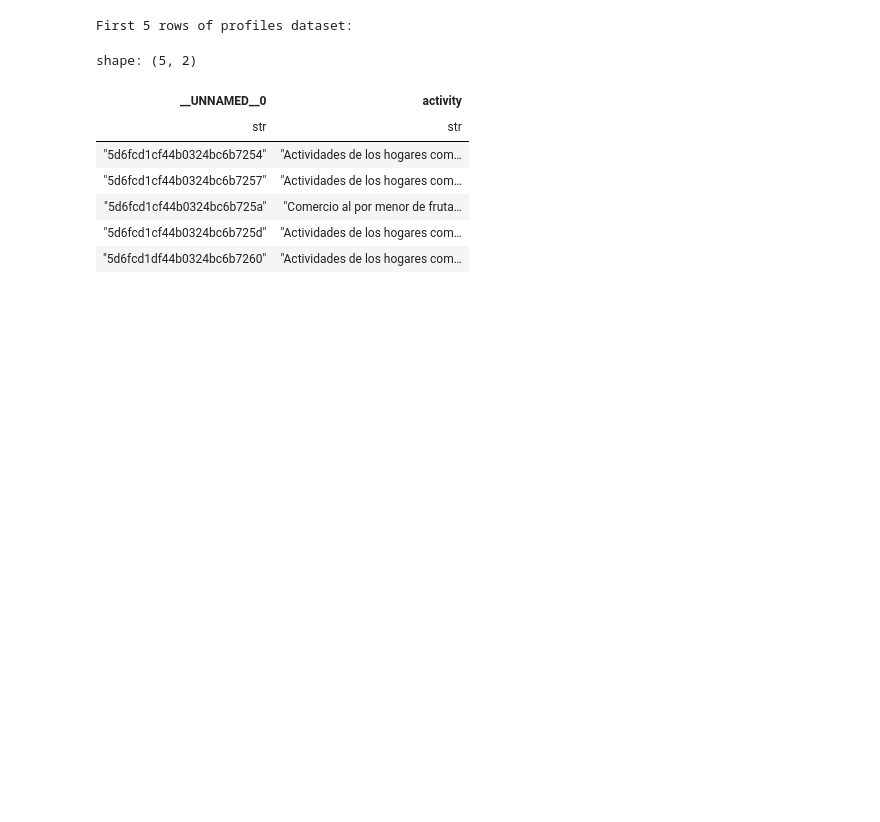
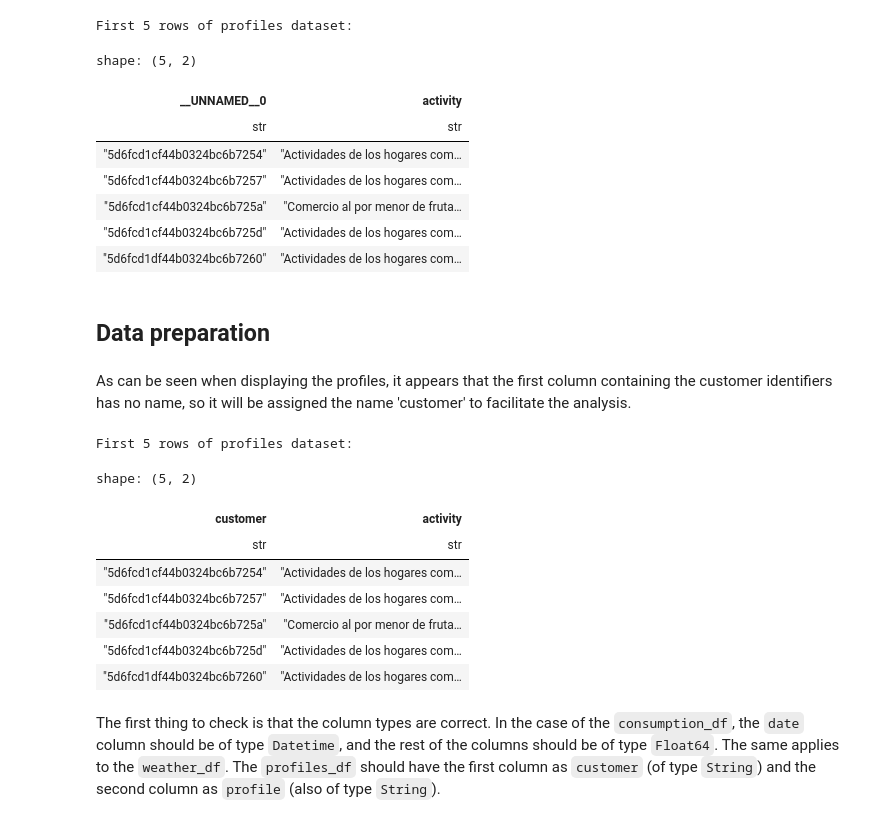
Before and after one commit to alvgonfri/consumption-prediction-spark, a Jupyter notebook: notebooks/exploratory_analysis.ipynb, the cells around one changed output. Saved outputs shown, nothing was run; the diff lists cells and outputs as text; code cells hidden in the pictures; blank space fills up the shorter version.

Commit message:
feat(eda): complete data preparation

```diff
--- a/notebooks/exploratory_analysis.ipynb
+++ b/notebooks/exploratory_analysis.ipynb
@@ -66,3 +68,24 @@ shape: (5, 2)
 | "5d6fcd1cf44b0324bc6b725a" | "Comercio al por menor de fruta… |
 | "5d6fcd1cf44b0324bc6b725d" | "Actividades de los hogares com… |
 | "5d6fcd1df44b0324bc6b7260" | "Actividades de los hogares com… |
+# %% [markdown]
+## Data preparation
+# %% [markdown]
+As can be seen when displaying the profiles, it appears that the first column containing the customer identifiers has no name, so it will be assigned the name 'customer' to facilitate the analysis.
+# %%
+profiles_df = profiles_df.rename({profiles_df.columns[0]: "customer"})
+
+print("First 5 rows of profiles dataset:")
+profiles_df.head(5)
+# %% [output]
+First 5 rows of profiles dataset:
+shape: (5, 2)
+| customer | activity |
+| str | str |
+| "5d6fcd1cf44b0324bc6b7254" | "Actividades de los hogares com… |
+| "5d6fcd1cf44b0324bc6b7257" | "Actividades de los hogares com… |
+| "5d6fcd1cf44b0324bc6b725a" | "Comercio al por menor de fruta… |
+| "5d6fcd1cf44b0324bc6b725d" | "Actividades de los hogares com… |
+| "5d6fcd1df44b0324bc6b7260" | "Actividades de los hogares com… |
+# %% [markdown]
+The first thing to check is that the column types are correct. In the case of the `consumption_df`, the `date` column should be of type `Datetime`, and the rest of the columns should be of type `Float64`. The same applies to the `weather_df`. The `profiles_df` should have the first column as `customer` (of type `String`) and the second column as `profile` (also of type `String`).
```
Also changed, not shown: parts of 19 cells of this notebook.
